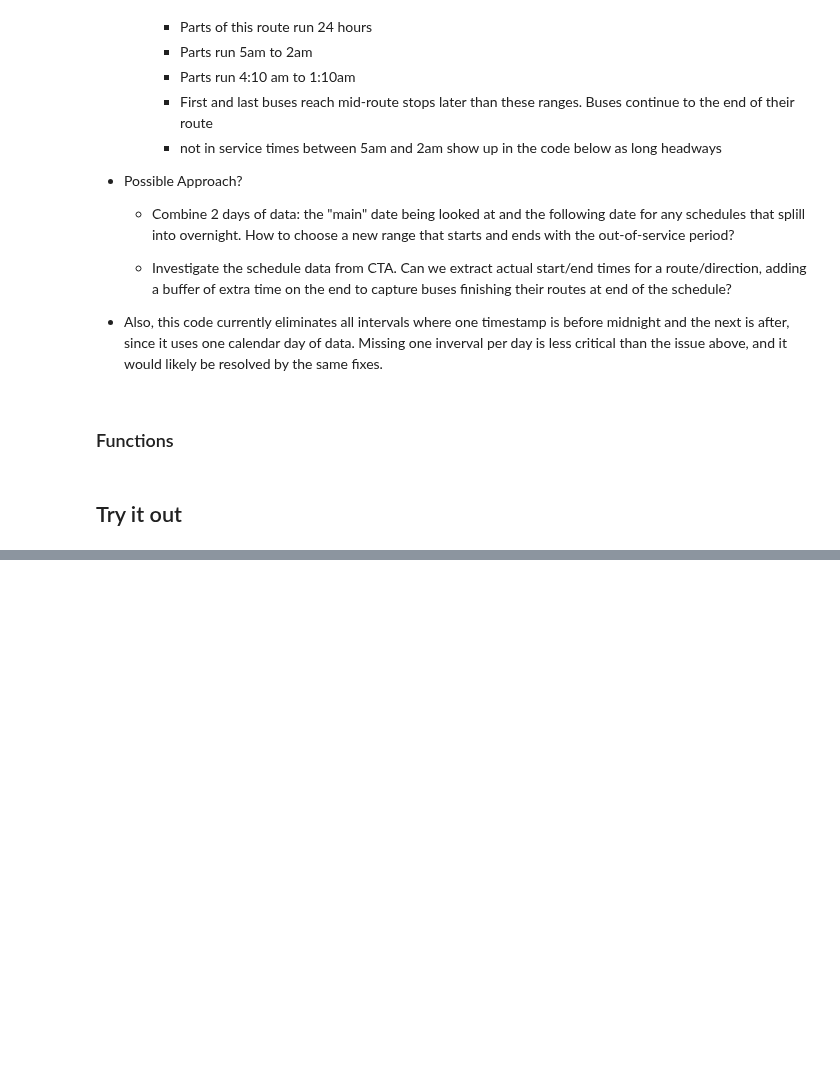
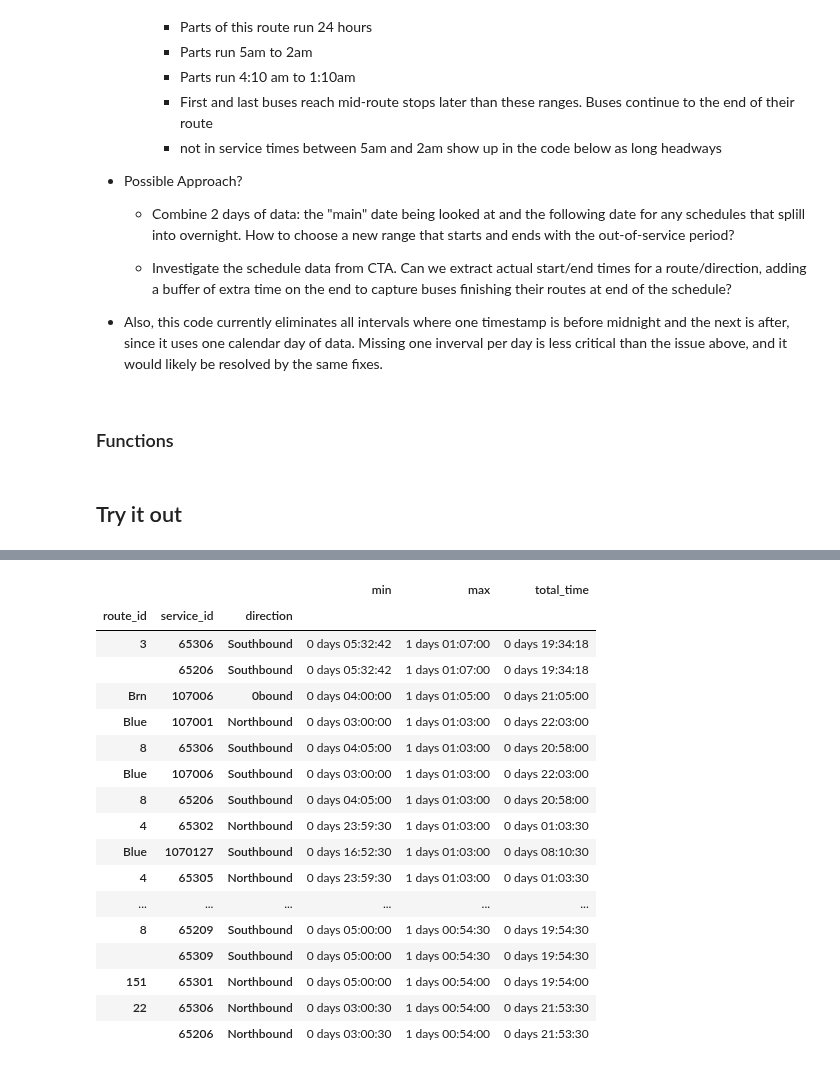
Before and after one commit to kristenhahn/cta_bus_tracker_exploration, a Jupyter notebook: headways.ipynb, the cells around one changed output, grey strips where cells are left out. Drawn from its saved outputs; the diff is of its cells as text; code cells hidden in the pictures; blank space fills up the shorter version.

```diff
--- a/headways.ipynb
+++ b/headways.ipynb
@@ -560,0 +720,27 @@ ImportError: The 'folium', 'matplotlib' and 'mapclassify' packages are required
+# %%
+
+# Sort by latest end times:  Still looks OK.
+# No schedules end too far papst 1am. he
+# 2:30 am should work as a cutoff
+# for service days system-wide!
+
+df_late_schedules.sort_values('max',ascending=False).head(50)
+# %% [output]
+|  |  |  | min | max | total_time |
+| route_id | service_id | direction |  |  |  |
+| 3 | 65306 | Southbound | 0 days 05:32:42 | 1 days 01:07:00 | 0 days 19:34:18 |
+|  | 65206 | Southbound | 0 days 05:32:42 | 1 days 01:07:00 | 0 days 19:34:18 |
+| Brn | 107006 | 0bound | 0 days 04:00:00 | 1 days 01:05:00 | 0 days 21:05:00 |
+| Blue | 107001 | Northbound | 0 days 03:00:00 | 1 days 01:03:00 | 0 days 22:03:00 |
+| 8 | 65306 | Southbound | 0 days 04:05:00 | 1 days 01:03:00 | 0 days 20:58:00 |
+| Blue | 107006 | Southbound | 0 days 03:00:00 | 1 days 01:03:00 | 0 days 22:03:00 |
+| 8 | 65206 | Southbound | 0 days 04:05:00 | 1 days 01:03:00 | 0 days 20:58:00 |
+| 4 | 65302 | Northbound | 0 days 23:59:30 | 1 days 01:03:00 | 0 days 01:03:30 |
+| Blue | 1070127 | Southbound | 0 days 16:52:30 | 1 days 01:03:00 | 0 days 08:10:30 |
+| 4 | 65305 | Northbound | 0 days 23:59:30 | 1 days 01:03:00 | 0 days 01:03:30 |
+| ... | ... | ... | ... | ... | ... |
+| 8 | 65209 | Southbound | 0 days 05:00:00 | 1 days 00:54:30 | 0 days 19:54:30 |
+|  | 65309 | Southbound | 0 days 05:00:00 | 1 days 00:54:30 | 0 days 19:54:30 |
+| 151 | 65301 | Northbound | 0 days 05:00:00 | 1 days 00:54:00 | 0 days 19:54:00 |
+| 22 | 65306 | Northbound | 0 days 03:00:30 | 1 days 00:54:00 | 0 days 21:53:30 |
+|  | 65206 | Northbound | 0 days 03:00:30 | 1 days 00:54:00 | 0 days 21:53:30 |
```
Also changed, not shown: parts of 18 cells of this notebook, 1 other file.
